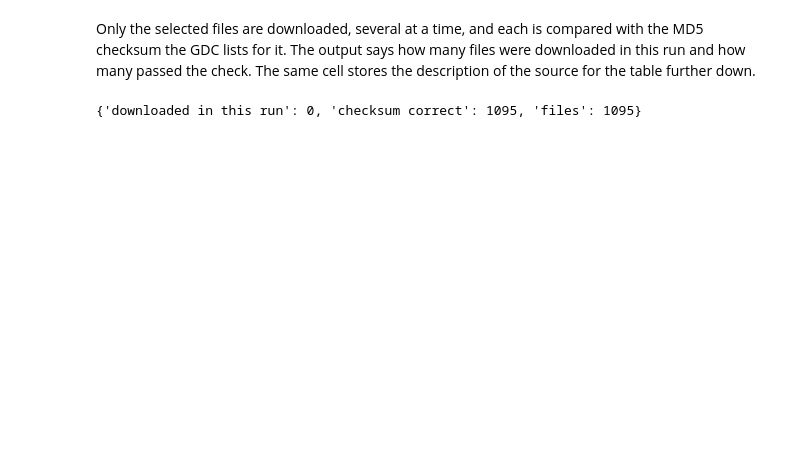
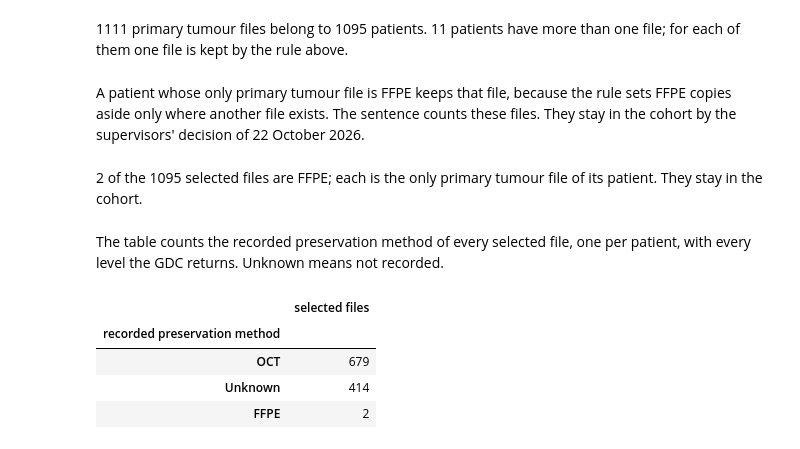
Before and after one commit to ELDERGARLIC/cancer-prognosis-prediction, a Jupyter notebook: notebooks/01_data.ipynb, the cells around one changed output. Drawn from its saved outputs; the diff is of its cells as text; code cells hidden in the pictures; blank space fills up the shorter version.

```diff
--- a/notebooks/01_data.ipynb
+++ b/notebooks/01_data.ipynb
@@ -45,0 +13,15 @@ HTTP = requests.Session()               # one session, so that connections to a
+# %%
+import json
+from pathlib import Path
+
+from IPython.display import Markdown, display
+
+cohort_file = Path("../results/01_data/cohort.json")
+if cohort_file.exists():
+    saved = json.loads(cohort_file.read_text())
+    display(Markdown(f"Result: {saved['tcga']['patients']} TCGA-BRCA patients with "
+                     f"{saved['tcga']['deaths']} deaths and {saved['metabric']['patients']} "
+                     f"METABRIC patients with {saved['metabric']['deaths']} deaths, "
+                     f"{saved['tcga']['genes']} candidate genes in both tables."))
+else:
+    display(Markdown("Result: not yet run."))
@@ -236,27 +220,45 @@ display(Markdown(f"{ffpe_selected} of the {len(tcga_samples)} selected files are
+# %%
+def choose_file(files):
+    """Set the files recorded as FFPE aside, then keep the lowest plate number as a tie-break."""
+    if len(files) == 1:
+        return files
+    kept = files[files["preservation"] != "FFPE"]
+    assert kept["plate"].is_unique, "two remaining aliquots share a plate number: no tie-break"
+    return kept.sort_values("plate").head(1)
+
+
+chosen_files = []
+for patient, files in primary.groupby("patient"):
+    chosen_files.append(choose_file(files))
+tcga_samples = pd.concat(chosen_files).set_index("patient").sort_index()
+first_barcode = primary.sort_values("aliquot").groupby("patient").head(1)
+same_files = set(tcga_samples["name"]) == set(first_barcode["name"])
+assert same_files, "the stated rule selects other files than the barcode-first rule"
+patients_with_several = int(several["patient"].nunique())
+display(Markdown(f"{len(primary)} primary tumour files belong to {len(tcga_samples)} patients. "
+                 f"{patients_with_several} patients have more than one file; for each of them one "
+                 "file is kept by the rule above."))
+# %% [output]
+1111 primary tumour files belong to 1095 patients. 11 patients have more than one file; for each of them one file is kept by the rule above.
+# %% [markdown]
+A patient whose only primary tumour file is FFPE keeps that file, because the rule sets FFPE copies aside only where another file exists. The sentence counts these files. They stay in the cohort by the supervisors' decision of 22 October 2026.
 # %%
-# The aliquot barcode carries the sample type in characters 14 and 15, independently of the GDC
-# field used above.
-sample_codes = tcga_samples["aliquot"].str[13:15]
-assert (sample_codes == PRIMARY_TUMOUR_CODE).all(), "a selected sample is not a primary tumour"
-assert tcga_samples.index.is_unique, "a patient has more than one selected sample"
+ffpe_selected = int((tcga_samples["preservation"] == "FFPE").sum())
+display(Markdown(f"{ffpe_selected} of the {len(tcga_samples)} selected files are FFPE; each is the "
+                 "only primary tumour file of its patient. They stay in the cohort."))
+# %% [output]
+2 of the 1095 selected files are FFPE; each is the only primary tumour file of its patient. They stay in the cohort.
 # %% [markdown]
-Only the selected files are downloaded, several at a time, and each is compared with the MD5 checksum the GDC lists for it. The output says how many files were downloaded in this run and how many passed the check. The same cell stores the description of the source for the table further down.
+The table counts the recorded preservation method of every selected file, one per patient, with every level the GDC returns. Unknown means not recorded.
 # %%
-SOURCES = {}
-SOURCES["TCGA-BRCA gene expression"] = {
-    "folder": star_dir,
-    "what it is": "STAR gene counts and TPM per Ensembl gene (GENCODE v36), one file per tissue "
-                  "sample",
-    "where from": f"{GDC_API}/files with project {TCGA_PROJECT}, Gene Expression Quantification, "
-                  f"STAR - Counts, open access; each file from {GDC_API}/data/[file id]",
-    "terms of use": "Open access, no login. GDC open data fall under the NIH Genomic Data Sharing "
-                    "policy: do not attempt to identify participants, and acknowledge the data set "
-                    "and the repository. TCGA asks for an acknowledgement of the TCGA Research "
-                    "Network (https://www.cancer.gov/tcga).",
-    "citation": "Heath et al., Nat Genet 2021, doi:10.1038/s41588-021-00791-5 (GDC); "
-                "The Cancer Genome Atlas Network, Nature 2012, doi:10.1038/nature11412 (TCGA-BRCA)",
-    "source checksum": "MD5 listed in the GDC files index",
-    "check": fetch_and_verify(star_dir, tcga_samples.to_dict("records"))}
-SOURCES["TCGA-BRCA gene expression"]["check"]
+preservation_selected = tcga_samples["preservation"].fillna("not recorded").value_counts()
+preservation_selected = preservation_selected.rename_axis("recorded preservation method")
+preservation_selected = preservation_selected.to_frame("selected files")
+preservation_selected.to_csv(RESULTS / "preservation_selected.csv")
+preservation_selected
 # %% [output]
-{'downloaded in this run': 0, 'checksum correct': 1095, 'files': 1095}
+|  | selected files |
+| recorded preservation method |  |
+| OCT | 679 |
+| Unknown | 414 |
+| FFPE | 2 |
```
Also changed, not shown: parts of 111 cells of this notebook, 4 other files.
